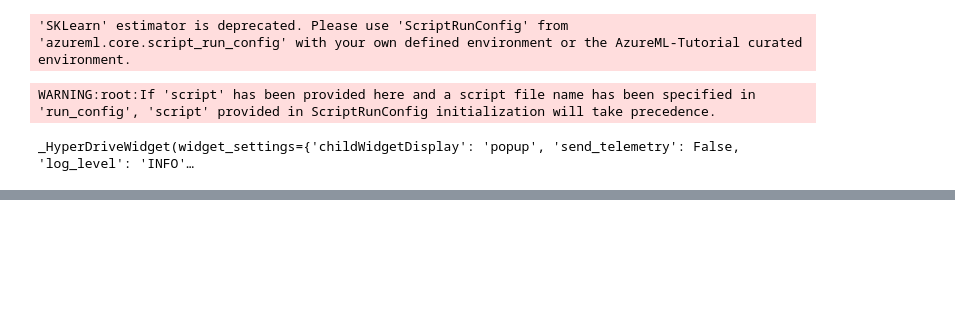
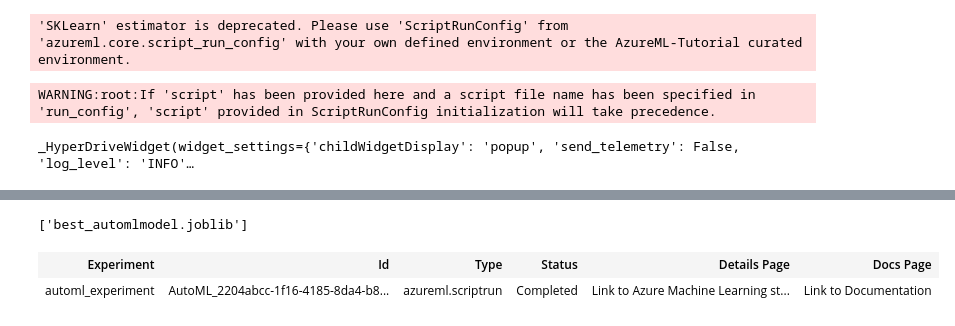
Before and after one commit to claudiabringaseverett/nd00333_AZMLND_Optimizing_a_Pipeline_in_Azure-Starter_Files, a Jupyter notebook: udacity-project.ipynb, the cells around one changed output, grey strips where cells are left out. Cells and saved outputs as stored; diff of their text form; code cells hidden in the pictures; blank space fills up the shorter version.

Commit message:
Updated train.py and notebook

```diff
--- a/udacity-project.ipynb
+++ b/udacity-project.ipynb
@@ -123,0 +123,5 @@ assert(hd_run.get_status() == "Completed")
+# %%
+from azureml.data.dataset_factory import TabularDatasetFactory
+
+new_path = "https://automlsamplenotebookdata.blob.core.windows.net/automl-sample-notebook-data/bankmarketing_train.csv"
+ds = TabularDatasetFactory.from_delimited_files(path=new_path)
@@ -123,0 +133,20 @@ assert(hd_run.get_status() == "Completed")
+# %%
+from azureml.train.automl import AutoMLConfig
+
+# Set parameters for AutoMLConfig
+# NOTE: DO NOT CHANGE THE experiment_timeout_minutes PARAMETER OR YOUR INSTANCE WILL TIME OUT.
+# If you wish to run the experiment longer, you will need to run this notebook in your own
+# Azure tenant, which will incur personal costs.
+automl_config = AutoMLConfig(
+    experiment_timeout_minutes=30,
+    compute_target = compute_cluster,
+    task="classification",
+    primary_metric="accuracy",
+    training_data= ds,
+    label_column_name='y',
+    n_cross_validations=4)
+# %%
+# Submit your automl run
+
+experiment = Experiment(ws, "automl_experiment")
+run = experiment.submit(config=automl_config, show_output=True)
@@ -124,10 +171,8 @@ assert(hd_run.get_status() == "Completed")
 # %%
-hd_best_run = hd_run.get_best_run_by_primary_metric()
-best_run_metrics = hd_best_run.get_metrics()
-# parameter_values = hd_best_run.get_details()['runDefinition']
+best_automl_run, fitted_model = run.get_output()
+best_run_metrics = best_automl_run.get_metrics()
+parameter_values = best_automl_run.get_details()['runDefinition']['arguments']
 
-print('Th Best run Id: ', hd_best_run.id)
-print('\n Accuracy:', best_run_metrics['Accuracy'])
-# print('\n Parameter Values:', parameter_values)
-hd_run
+print('The best run Id: ', best_run.id)
+print('\n Accuracy:', best_run_metrics['accuracy'])
 # %% [output]
@@ -205,4 +182,13 @@ automl_config = AutoMLConfig(
 # %%
+import joblib
 # Retrieve and save your best automl model.
+best_mlrun, fitted_automlmodel = run.get_output()
 
-### YOUR CODE HERE ###
+joblib.dump(fitted_automlmodel, "best_automlmodel.joblib")
+# %% [output]
+['best_automlmodel.joblib']
+# %%
+best_automl_run
+# %% [output]
+| Experiment | Id | Type | Status | Details Page | Docs Page |
+| automl_experiment | AutoML_2204abcc-1f16-4185-8da4-b8... | azureml.scriptrun | Completed | Link to Azure Machine Learning st... | Link to Documentation |
```
Also changed, not shown: parts of 17 cells of this notebook, 1 other file.
